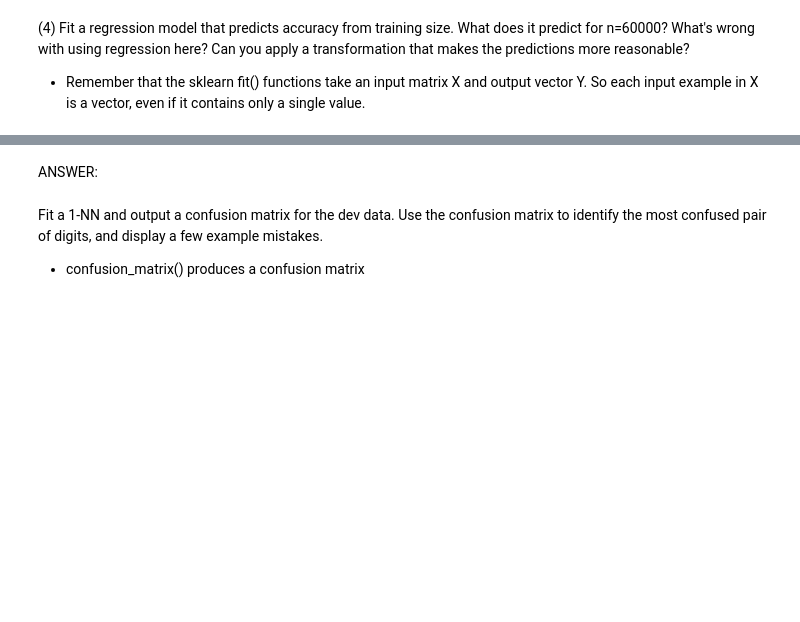
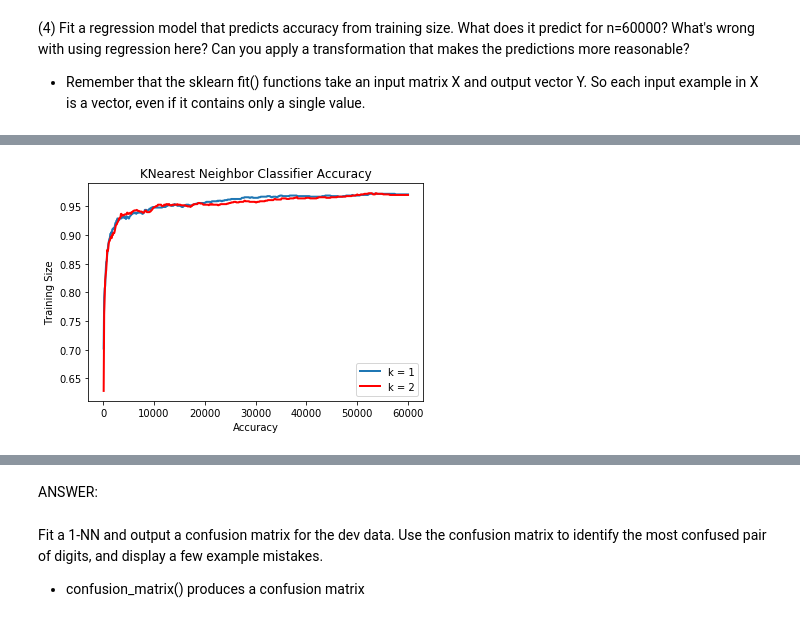
Before and after one commit to bdandersen-berkeley/mids, a Jupyter notebook: W207/homework/brad_andersen_p1.ipynb, the cells around one changed output, grey strips where cells are left out. Drawn from its saved outputs; the diff is of its cells as text; code cells hidden in the pictures; blank space fills up the shorter version.

```diff
--- a/W207/homework/brad_andersen_p1.ipynb
+++ b/W207/homework/brad_andersen_p1.ipynb
@@ -428,0 +417,27 @@ P4()
+# %%
+# Retrieve CSV data from classifier accuracy files
+k1_data_url = "https://raw.githubusercontent.com/bdandersen-berkeley/mids/master/W207/homework/data/k1_data.csv"
+k2_data_url = "https://raw.githubusercontent.com/bdandersen-berkeley/mids/master/W207/homework/data/k2_data.csv"
+k1_accuracy_data = np.loadtxt(k1_data_url, delimiter = ",", skiprows = 1)
+k2_accuracy_data = np.loadtxt(k2_data_url, delimiter = ",", skiprows = 1)
+
+assert (k1_accuracy_data.shape == (600, 3))
+assert (k2_accuracy_data.shape == (600, 3))
+
+# Plot the data
+fig, ax = plt.subplots()
+ax.set(
+    title = "KNearest Neighbor Classifier Accuracy",
+    xlabel = "Accuracy",
+    ylabel = "Training Size"
+)
+plt.plot(np.array(k1_accuracy_data[:, 0]), np.array(k1_accuracy_data[:, 1]), label = 'k = 1', linewidth = 2)
+plt.plot(np.array(k2_accuracy_data[:, 0]), np.array(k2_accuracy_data[:, 1]), "red", label = 'k = 2', linewidth = 2)
+ax.legend()
+plt.show()
+
+np.random.seed(1)
+k1_shuffle = np.random.permutation(np.arange(k1_accuracy_data.shape[0]))
+k2_shuffle = np.random.permutation(np.arange(k2_accuracy_data.shape[0]))
+# %% [output]
+[figure, added]
```
Also changed, not shown: parts of 10 cells of this notebook.
